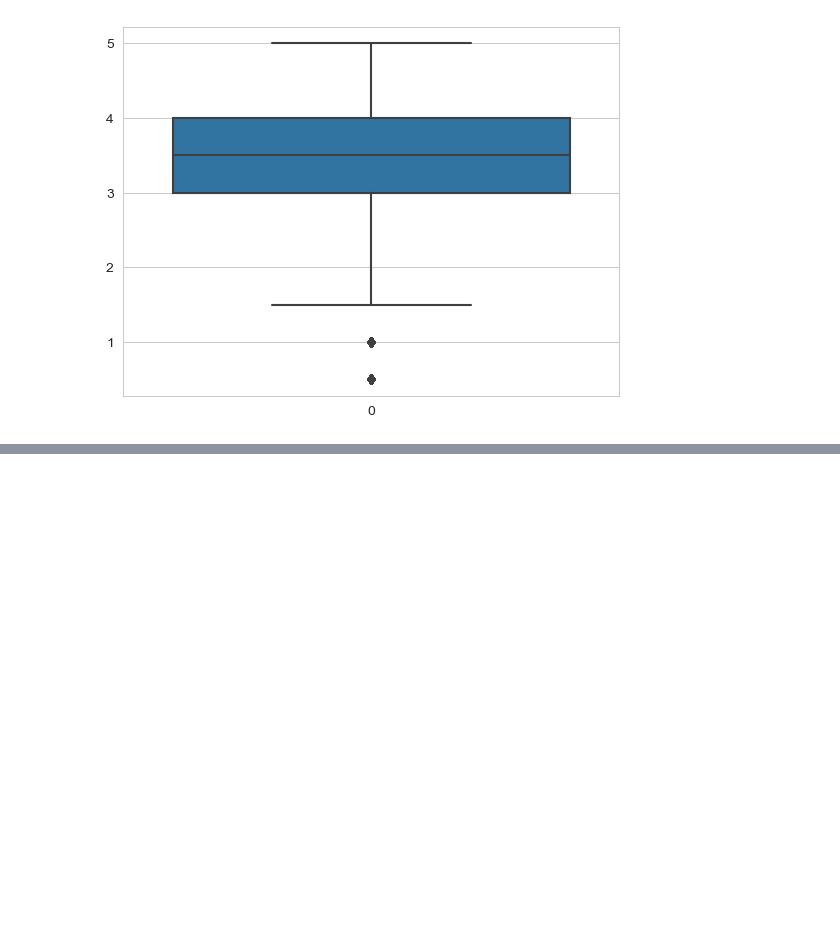
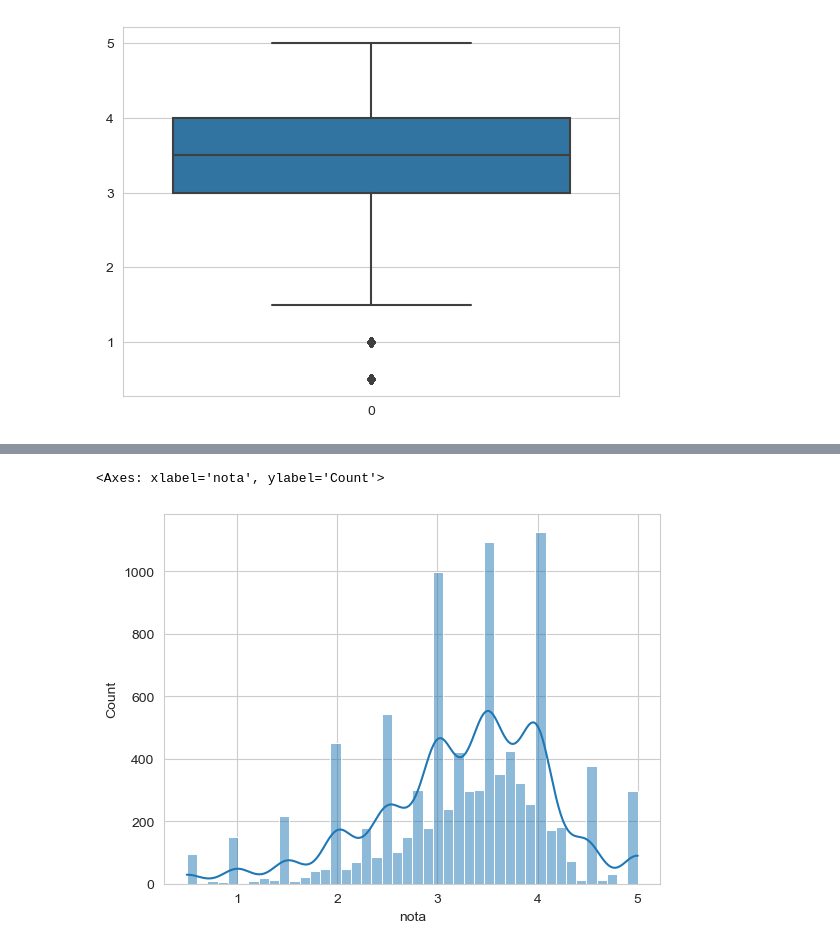
Before and after one commit to paulorobertovrc/alura-data-science, a Jupyter notebook: Pandas/main.ipynb, the cells around one changed output, grey strips where cells are left out. Saved outputs shown, nothing was run; the diff lists cells and outputs as text; code cells hidden in the pictures; blank space fills up the shorter version.

```diff
--- a/Pandas/main.ipynb
+++ b/Pandas/main.ipynb
@@ -80,0 +138,6 @@ sns.boxplot(notas.nota) # boxplot das notas
+# %%
+sns.histplot(medias_por_filme, kde=True) # histograma das médias por filme
+# kde=True exibe a curva de densidade, que descreve a aproximação visual da distribuição dos dados
+# %% [output]
+<Axes: xlabel='nota', ylabel='Count'>
+[figure, added]
```
Also changed, not shown: parts of 12 cells of this notebook.
